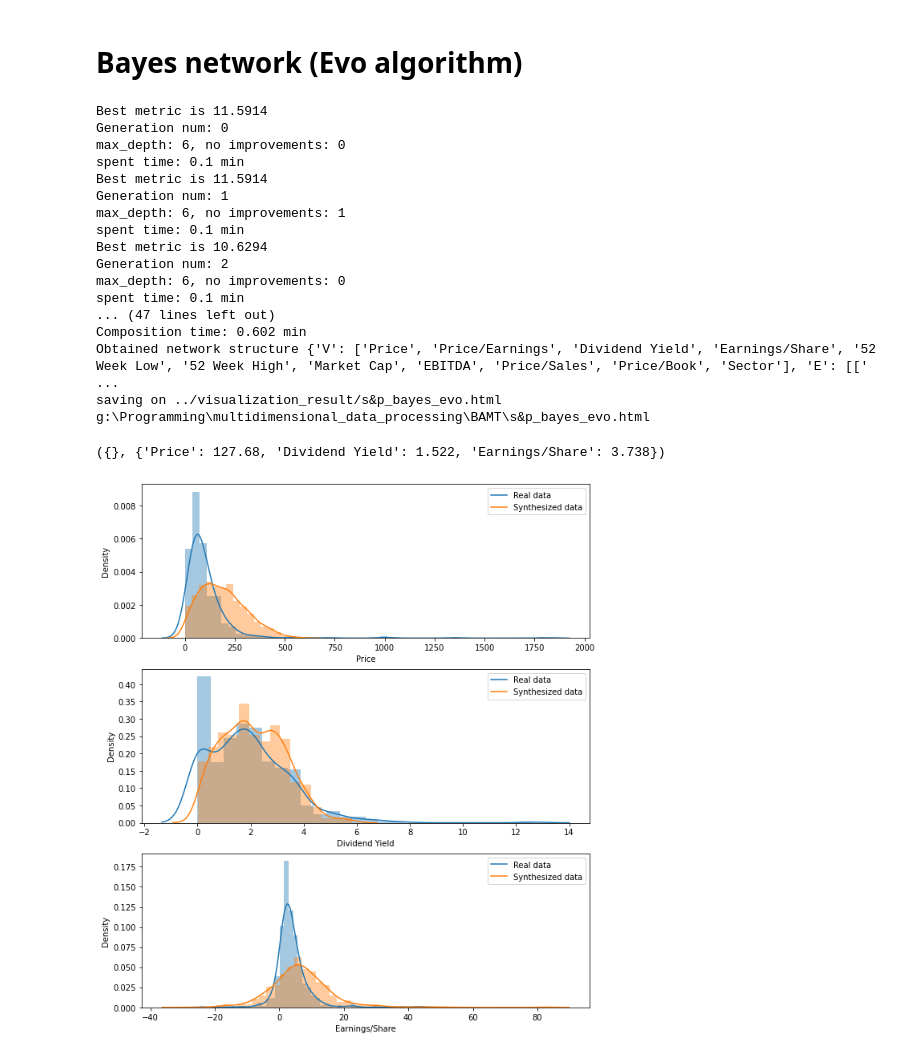
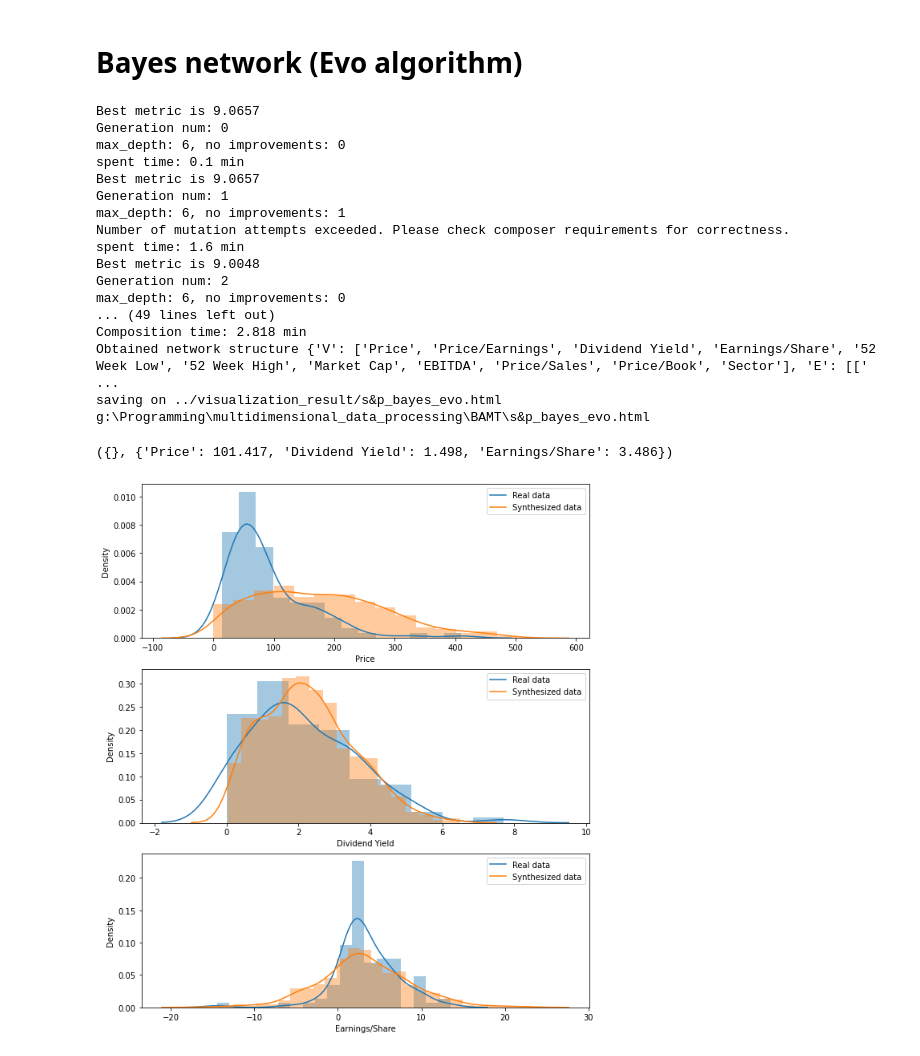
Before and after one commit to morkovka1337/multidimensional_data_processing, a Jupyter notebook: task3_BAMT.ipynb, the cells around one changed output. Cells and saved outputs as stored; diff of their text form; code cells hidden in the pictures.

Commit message:
update manual graph

```diff
--- a/task3_BAMT.ipynb
+++ b/task3_BAMT.ipynb
@@ -31,6 +31,7 @@ data = data[['Price',	'Price/Earnings', 'Dividend Yield',	'Earnings/Share',
              'Price/Sales',	'Price/Book', 'Sector']]
 data.dropna(inplace=True)
 data.reset_index(inplace=True, drop=True)
-data
+train, test = train_test_split(data, test_size=0.2, random_state=42)
+train
 # %% [output]
 |  | Price | Price/Earnings | Dividend Yield | Earnings/Share | 52 Week Low | 52 Week High | Market Cap | ... |
@@ -445,7 +456,7 @@ bayes_evo = structure_learning(discrete_data, 'evo', nodes_type, 'MI')
 print("Obtained network structure", bayes_evo)
 draw_BN(bayes_evo, nodes_type, 's&p_bayes_evo')
 
-params = parameter_learning(data, nodes_type, bayes_evo, 'simple')
+params = parameter_learning(train, nodes_type, bayes_evo, 'simple')
 save_structure(bayes_evo, 's&p_bayes_evo_structure')
 skel = read_structure('s&p_bayes_evo_structure')
 save_params(params, 's&p_bayes_evo_params')
@@ -453,40 +464,40 @@ params = read_params('s&p_bayes_evo_params')
 bayes_evo = HyBayesianNetwork(skel, params)
 synth_df = generate_synthetics(bayes_evo, nodes_sign, 'simple', 800)
 # %% [output]
-Best metric is 11.5914
+Best metric is 9.0657
 Generation num: 0
 max_depth: 6, no improvements: 0
 spent time: 0.1 min
-Best metric is 11.5914
+Best metric is 9.0657
 Generation num: 1
 max_depth: 6, no improvements: 1
-spent time: 0.1 min
-Best metric is 10.6294
+Number of mutation attempts exceeded. Please check composer requirements for correctness.
+spent time: 1.6 min
+Best metric is 9.0048
 Generation num: 2
 max_depth: 6, no improvements: 0
-spent time: 0.1 min
-... (47 lines left out)
-Composition time: 0.602 min
+... (49 lines left out)
+Composition time: 2.818 min
 Obtained network structure {'V': ['Price', 'Price/Earnings', 'Dividend Yield', 'Earnings/Share', '52 Week Low', '52 Week High', 'Market Cap', 'EBITDA', 'Price/Sales', 'Price/Book', 'Sector'], 'E': [[' ...
 saving on ../visualization_result/s&p_bayes_evo.html
 g:\Programming\multidimensional_data_processing\BAMT\s&p_bayes_evo.html
 # %%
 fix, ax = plt.subplots(3, 1, figsize=(10, 12))
 
-sns.distplot(data['Price'], ax=ax[0])
+sns.distplot(test['Price'], ax=ax[0])
 sns.distplot(synth_df['Price'], ax=ax[0])
 ax[0].legend(['Real data', 'Synthesized data'])
 
-sns.distplot(data['Dividend Yield'], ax=ax[1])
+sns.distplot(test['Dividend Yield'], ax=ax[1])
 sns.distplot(synth_df['Dividend Yield'], ax=ax[1])
 ax[1].legend(['Real data', 'Synthesized data'])
 
-sns.distplot(data['Earnings/Share'], ax=ax[2])
+sns.distplot(test['Earnings/Share'], ax=ax[2])
 sns.distplot(synth_df['Earnings/Share'], ax=ax[2])
 ax[2].legend(['Real data', 'Synthesized data'])
 
-print(calculate_acc(bayes_evo, data, [
+print(calculate_acc(bayes_evo, test, [
       'Price', 'Dividend Yield', 'Earnings/Share'], 'simple')[0:2])
 # %% [output]
-({}, {'Price': 127.68, 'Dividend Yield': 1.522, 'Earnings/Share': 3.738})
+({}, {'Price': 101.417, 'Dividend Yield': 1.498, 'Earnings/Share': 3.486})
-[figure, old version]
+[figure, new version]
```
Also changed, not shown: parts of 12 cells of this notebook.
